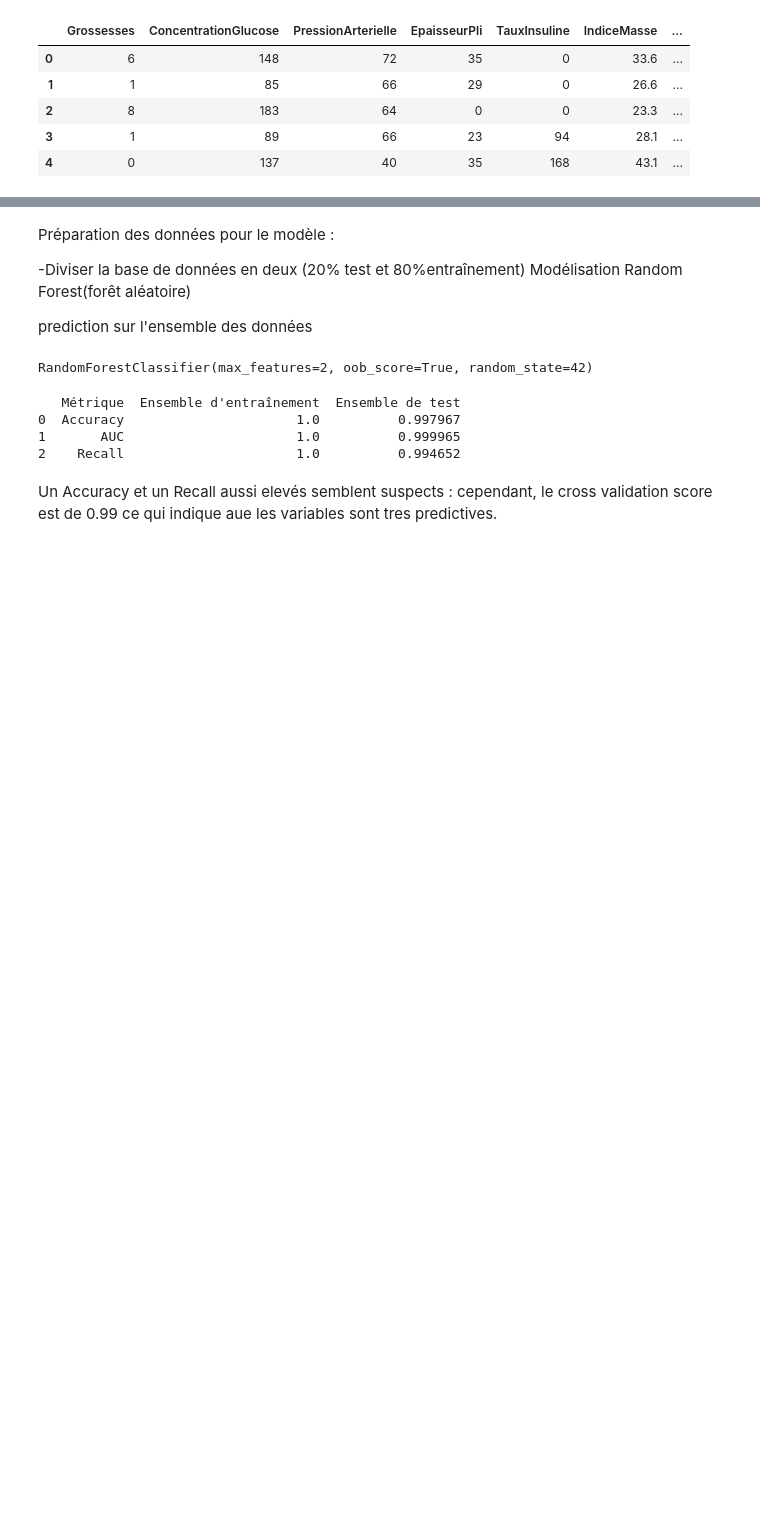
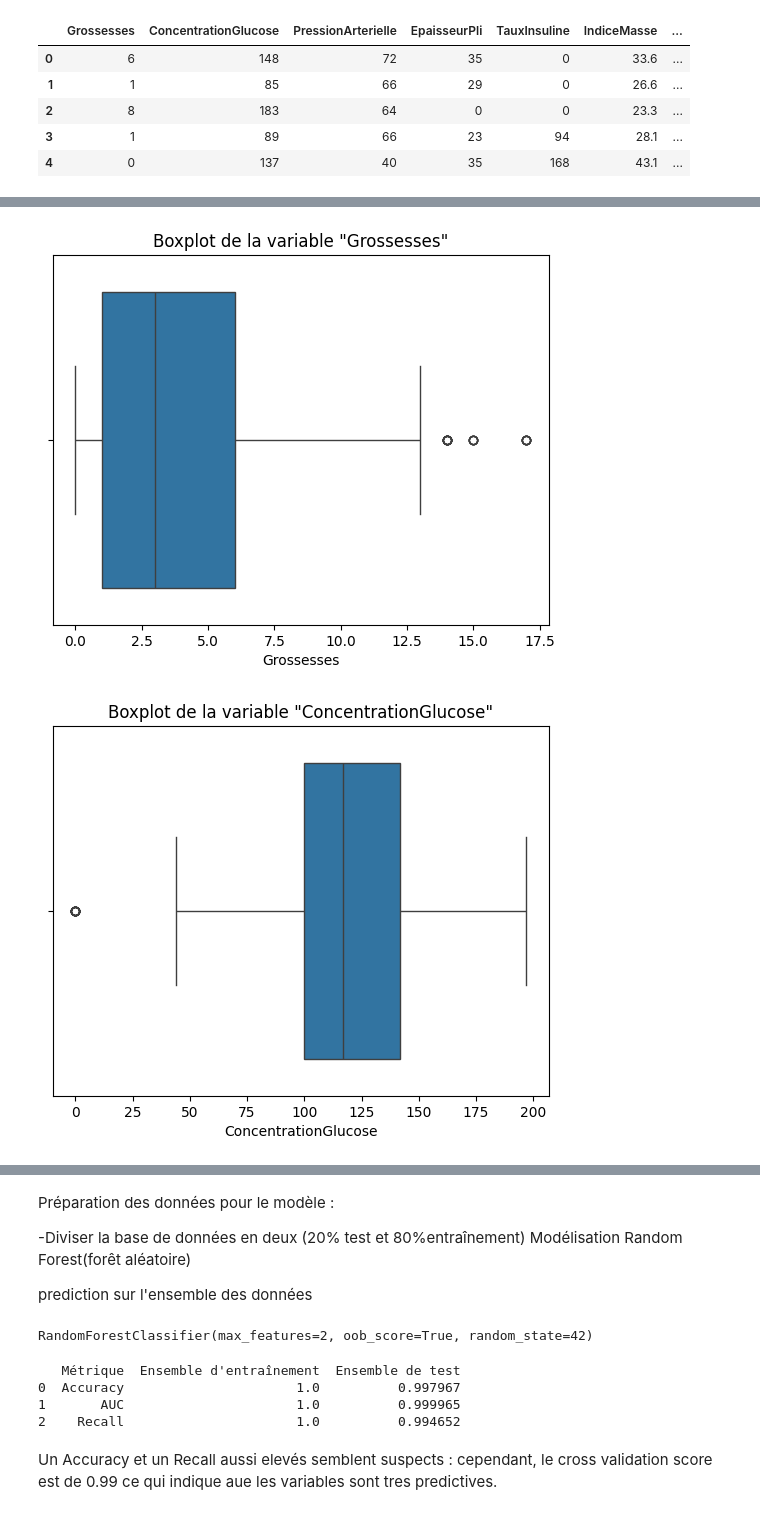
Before and after one commit to Yobapatrick/classification_diabete, a Jupyter notebook: Modele/code.ipynb, the cells around one changed output, grey strips where cells are left out. Drawn from its saved outputs; the diff is of its cells as text; code cells hidden in the pictures; blank space fills up the shorter version.

```diff
--- a/Modele/code.ipynb
+++ b/Modele/code.ipynb
@@ -85,0 +177,9 @@ diabete.head()
+# %%
+# Génération des boxplots pour chaque variable numérique sur des graphiques séparés
+for col in ['Grossesses', 'ConcentrationGlucose', 'PressionArterielle', 'EpaisseurPli', 'TauxInsuline', 'IndiceMasse', 'FonctionPedigree', 'Age']:
+    sns.boxplot(x=diabete[col])
+    plt.title(f'Boxplot de la variable "{col}"')
+    plt.show()
+# %% [output]
+[figure, added]
+[figure, added]
```
Also changed, not shown: parts of 7 cells of this notebook.
